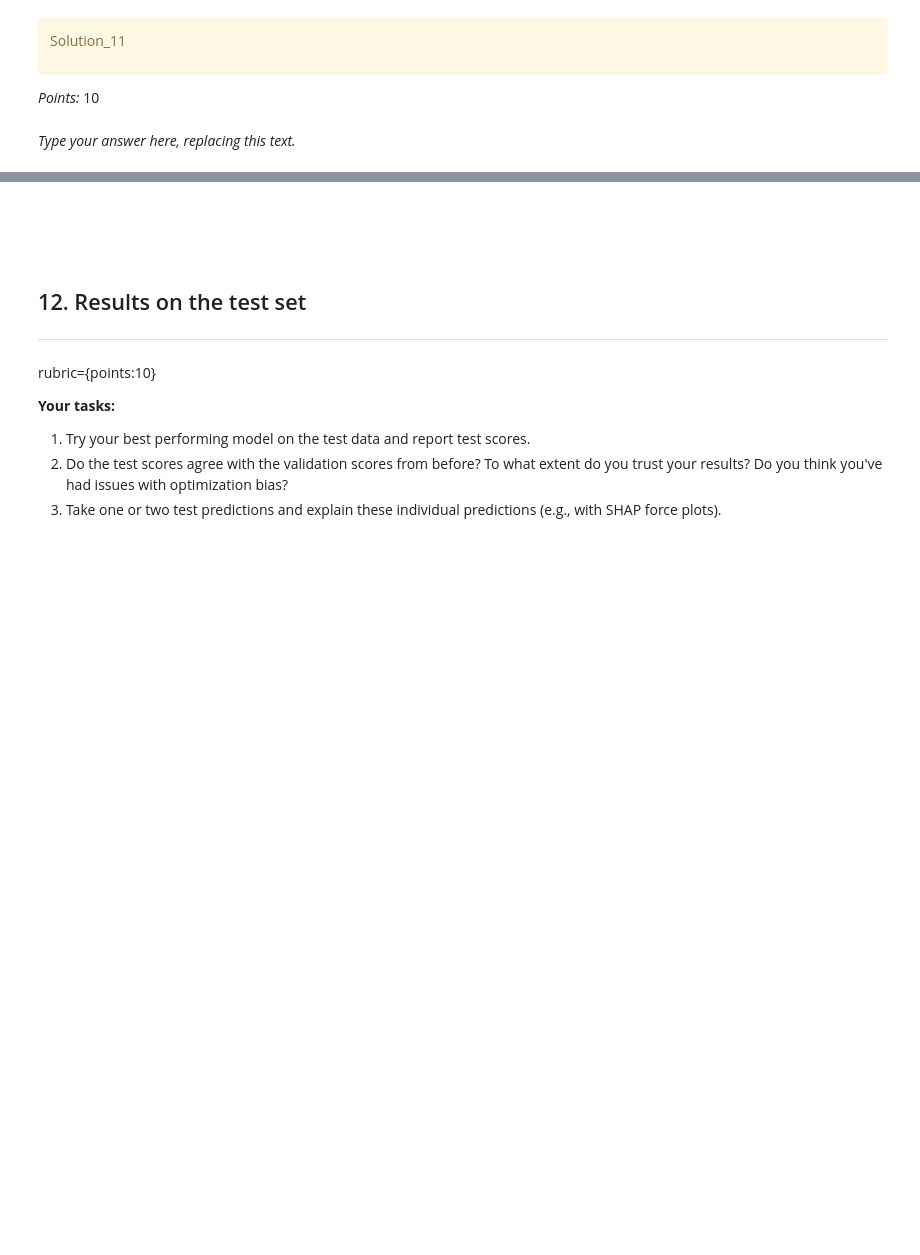
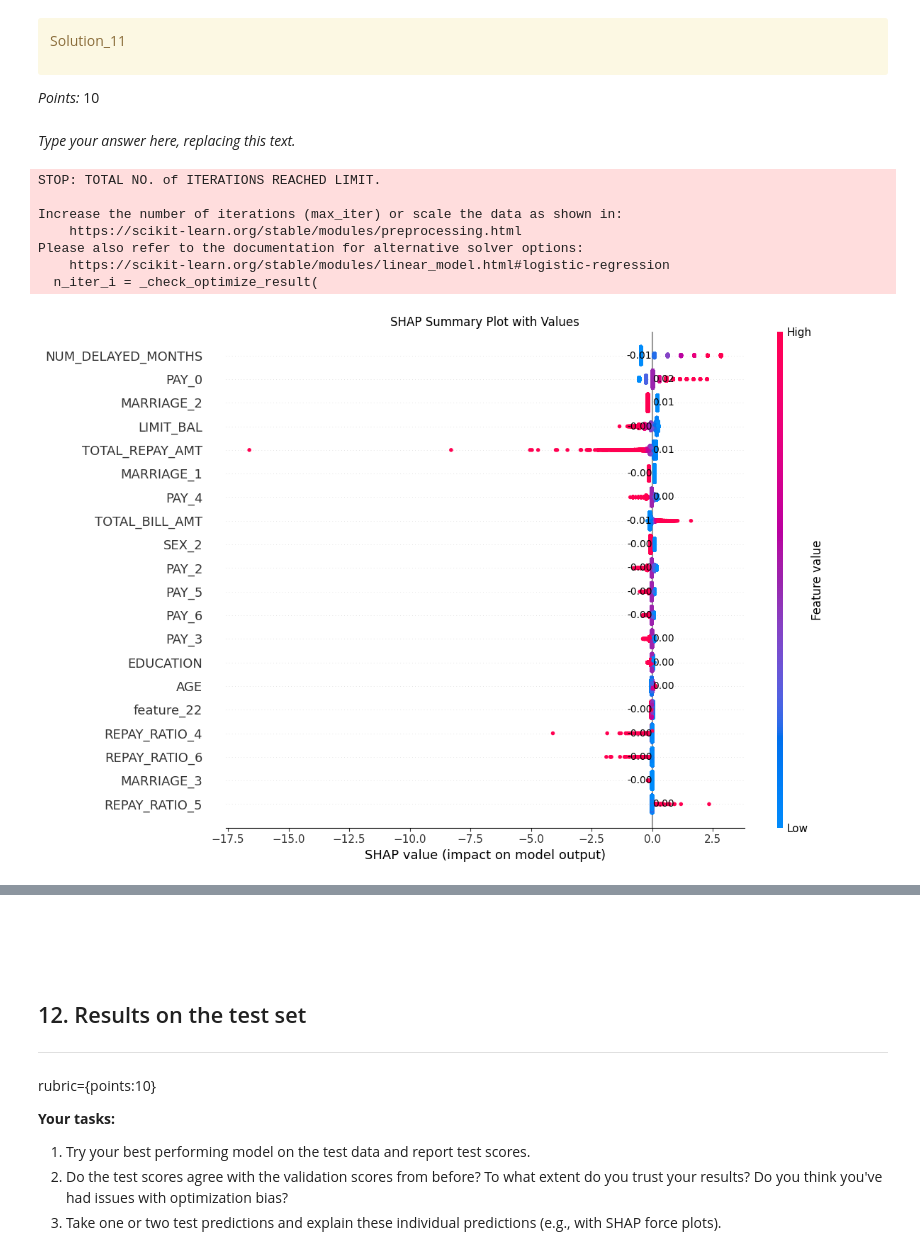
Before and after one commit to DavidRao123/CPSC330HW5, a Jupyter notebook: hw5.ipynb, the cells around one changed output, grey strips where cells are left out. Cells and saved outputs as stored; diff of their text form; code cells hidden in the pictures; blank space fills up the shorter version.

```diff
--- a/hw5.ipynb
+++ b/hw5.ipynb
@@ -713,5 +757,8 @@ cv_results_df_knn
 # %%
 import xgboost as xgb
+import pandas as pd
+from sklearn.model_selection import RandomizedSearchCV
+from xgboost import XGBClassifier
 
 # Define the parameter grid for hyperparameter tuning for XGBoost
 param_grid_xgb = {
@@ -722,7 +769,7 @@ param_grid_xgb = {
 
 # Initialize the RandomizedSearchCV with XGBoost model
 random_search_xgb = RandomizedSearchCV(
-    estimator=XGBClassifier(use_label_encoder=False, eval_metric='logloss', random_state=123),
+    estimator=xgb.XGBClassifier(eval_metric='logloss', random_state=123),
     param_distributions=param_grid_xgb,
     n_iter=5,
     scoring='f1_weighted',
@@ -746,8 +793,10 @@ cv_results_df_xgb = pd.DataFrame(random_search_xgb.cv_results_)[
         "mean_fit_time",
         "rank_test_score"
     ]
-].set_index("rank_test_score").sort_index().T
+].set_index("rank_test_score").sort_index()
 
 # Display the formatted DataFrame for XGBoost
-cv_results_df_xgb
+cv_results_df_xgb = cv_results_df_xgb.T
+cv_results_df_xgb_df = pd.DataFrame(cv_results_df_xgb)
+cv_results_df_xgb_df
 # %% [output]
@@ -901,0 +1198,44 @@ _Type your answer here, replacing this text._
+# %%
+import shap
+
+# Fit the pipeline to the training data
+pipeline.fit(train_df_transformed_full, y_train)
+
+# Use SHAP to explain feature importance
+explainer = shap.Explainer(pipeline.named_steps['classifier'], train_df_transformed_full)
+shap_values = explainer(train_df_transformed_full)
+
+# Summary plot to show feature importance
+shap.summary_plot(shap_values, train_df_transformed_full, show=False)
+
+# Get the expected value and individual SHAP values
+shap_values_matrix = shap_values.values
+
+# Adjusting the plot to add SHAP values to each feature
+plt.gcf().set_size_inches(12, 8)
+plt.title('SHAP Summary Plot with Values')
+
+# Adding SHAP value annotations to each feature
+ax = plt.gca()
+y_labels = [t.get_text() for t in ax.get_yticklabels()]
+
+# For each feature label, find the corresponding index and calculate the average SHAP value
+for label in y_labels:
+    if label in train_df_transformed_full.columns:
+        feature_index = train_df_transformed_full.columns.get_loc(label)
+        avg_shap_value = shap_values_matrix[:, feature_index].mean()
+        ax.text(avg_shap_value, y_labels.index(label), f"{avg_shap_value:.2f}",
+                ha='right' if avg_shap_value < 0 else 'left', va='center', fontsize=10, color='black')
+
+# Show the updated plot with annotations
+plt.tight_layout()
+plt.show()
+# %% [output]
+STOP: TOTAL NO. of ITERATIONS REACHED LIMIT.
+
+Increase the number of iterations (max_iter) or scale the data as shown in:
+    https://scikit-learn.org/stable/modules/preprocessing.html
+Please also refer to the documentation for alternative solver options:
+    https://scikit-learn.org/stable/modules/linear_model.html#logistic-regression
+  n_iter_i = _check_optimize_result(
+[figure, added]
```
Also changed, not shown: parts of 56 cells of this notebook.
